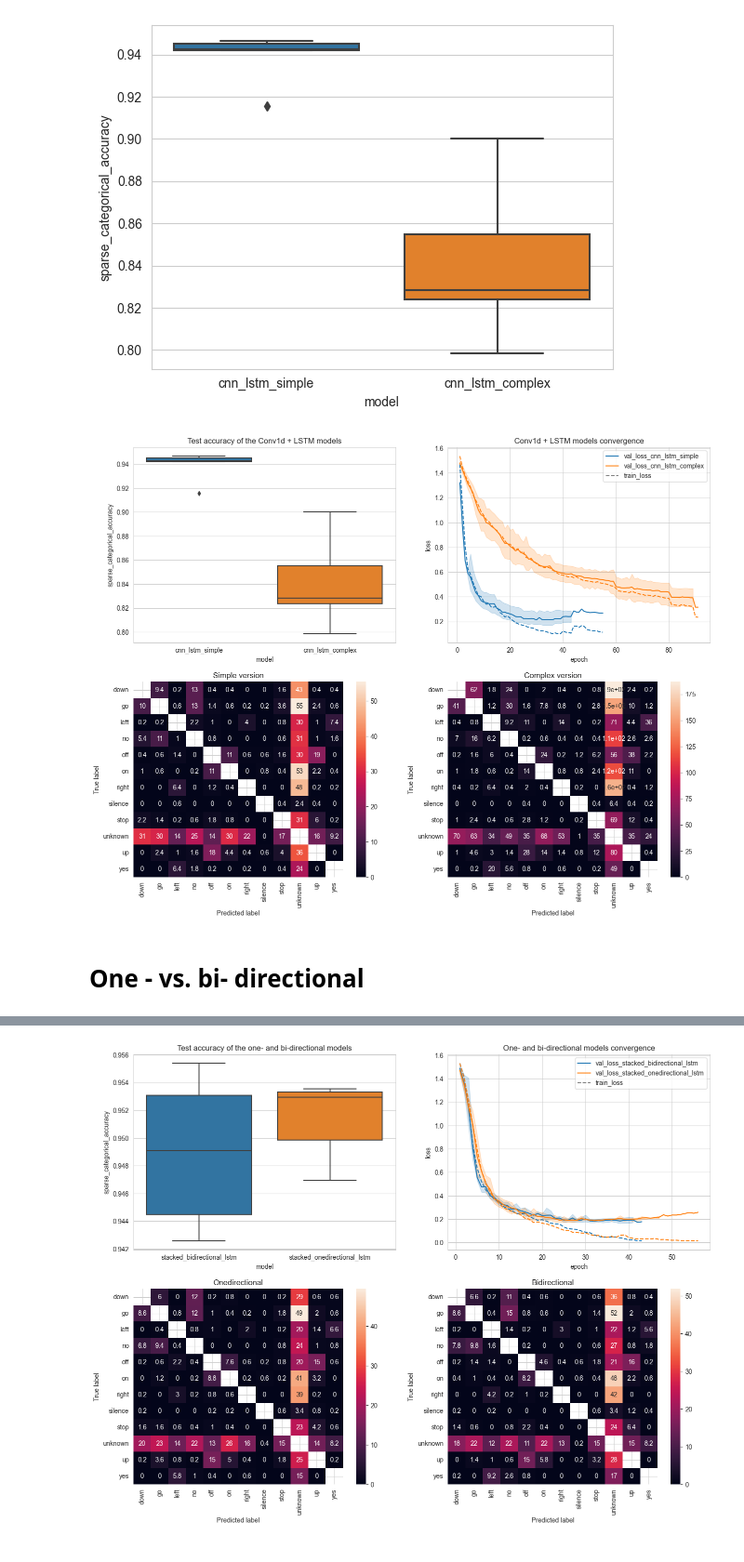
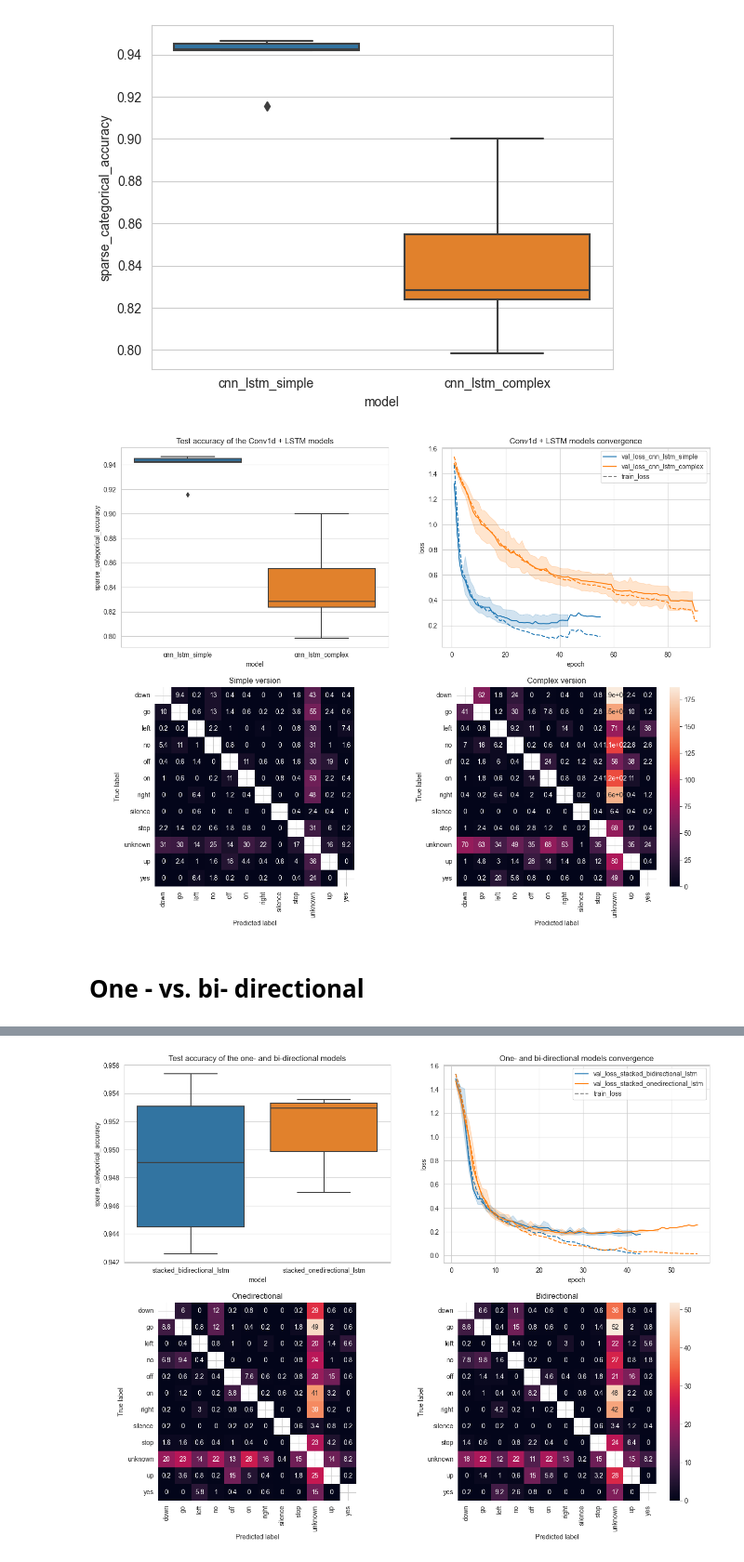
Before and after one commit to SawickiBartosz/DeepLearning2023, a Jupyter notebook: Project2_LSTM/visualize results.ipynb, the cells around one changed output, grey strips where cells are left out. Shown at 93% size. Drawn from its saved outputs; the diff is of its cells as text; code cells hidden in the pictures.

Commit message:
add v2 plots for the report

```diff
--- a/Project2_LSTM/visualize results.ipynb
+++ b/Project2_LSTM/visualize results.ipynb
@@ -147,14 +149,14 @@ cm
 | up | 0.0 | 2.4 | 1.0 | 1.6 | 17.8 | 4.4 | 0.4 | 0.6 | 4.0 | 35.6 | 407.2 | ... |
 | yes | 0.0 | 0.0 | 6.4 | 1.8 | 0.2 | 0.0 | 0.2 | 0.0 | 0.4 | 23.8 | 0.0 | ... |
 # %%
-def draw_confusion_matrix(confusion_matrix, diag, ax=None):
+def draw_confusion_matrix(confusion_matrix, diag, ax=None, norm=None, cbar=True):
     if ax is None:
         fig, ax = plt.subplots(figsize=(12, 10))
     if diag:
         mask = np.diag(v=np.ones(len(class_names))) == 1
-        sns.heatmap(data=confusion_matrix, annot=True, mask=mask, ax=ax)
+        sns.heatmap(data=confusion_matrix, annot=True, mask=mask, ax=ax, norm=norm, cbar=cbar, square=True)
     else:
-        sns.heatmap(data=confusion_matrix, annot=True, ax=ax)
+        sns.heatmap(data=confusion_matrix, annot=True, ax=ax, norm=norm, cbar=cbar, square=True)
     ax.set_xlabel("Predicted label")
     ax.set_ylabel("True label")
     return ax
@@ -267,13 +270,20 @@ ax[0][0].set_title("Test accuracy of the Conv1d + LSTM models")
 predictions = get_predictions(files)
 cm_simple = get_confussion_matrix(predictions[predictions.model == 'cnn_lstm_simple'])
 cm_complex = get_confussion_matrix(predictions[predictions.model == 'cnn_lstm_complex'])
-draw_confusion_matrix(cm_simple, True, ax[1][0])
-draw_confusion_matrix(cm_complex, True, ax[1][1])
+# normalize colors on both conf. mat.
+for i in range(len(cm_simple)):
+    cm_simple.iloc[i][i]=0
+    cm_complex.iloc[i][i]=0
+values = np.hstack([d.values.ravel() for d in [cm_simple, cm_complex]])
+norm = mcolors.Normalize(values.min(), values.max())
+# plot conf. mat.
+draw_confusion_matrix(cm_simple, True, ax[1][0], norm, cbar=False)
+draw_confusion_matrix(cm_complex, True, ax[1][1], norm)
 ax[1][0].set_title("Simple version")
 ax[1][1].set_title("Complex version")
 plt.show()
 # %% [output]
-[figure, old version]
+[figure, new version]
 # %% [markdown]
 # One - vs. bi- directional
 # %%
@@ -296,31 +306,38 @@ merged_data
 # %%
 pyplot_colors = ['C' + str(i) for i in range(0, 10)]
 learning_curves = get_learning_curves(files)
 fig, ax = plt.subplots(2, 2, figsize=(16, 12))
 ax[0][1].set_title("One- and bi-directional models convergence")
 for i, file in enumerate(files):
     model_df = learning_curves.loc[learning_curves.model == file]
     # row, col = i // 2, i % 2
     # ax = axes[row][col]
     color = pyplot_colors[i]
     leg = "auto" if i != 0 else False
     sns.lineplot(model_df, x="epoch", y="loss", ax=ax[0][1], label=None, ls='--', errorbar=None, color=color)
     sns.lineplot(model_df, x="epoch", y="val_loss", ax=ax[0][1], label="val_loss_"+file, color=color)
 
 train_legend_line = Line2D([0], [0], label='train_loss', color='grey', ls='--')
 handles, labels = ax[0][1].get_legend_handles_labels()
 handles.extend([train_legend_line])
 ax[0][1].legend(handles=handles)
 sns.boxplot(merged_data, x="model", y="sparse_categorical_accuracy", ax=ax[0][0])
 ax[0][0].set_title("Test accuracy of the one- and bi-directional models")
 
 predictions = get_predictions(files)
 cm_2 = get_confussion_matrix(predictions[predictions.model == 'stacked_bidirectional_lstm'])
 cm_1 = get_confussion_matrix(predictions[predictions.model == 'stacked_onedirectional_lstm'])
-draw_confusion_matrix(cm_1, True, ax[1][0])
-draw_confusion_matrix(cm_2, True, ax[1][1])
+# normalize colors on both conf. mat.
+for i in range(len(cm_1)):
+    cm_1.iloc[i][i]=0
+    cm_2.iloc[i][i]=0
+values = np.hstack([d.values.ravel() for d in [cm_1, cm_2]])
+norm = mcolors.Normalize(values.min(), values.max())
+# plot conf. mat.
+draw_confusion_matrix(cm_1, True, ax[1][0], norm, cbar=False)
+draw_confusion_matrix(cm_2, True, ax[1][1], norm)
 ax[1][0].set_title("Onedirectional")
 ax[1][1].set_title("Bidirectional")
 plt.show()
 # %% [output]
-[figure, old version]
+[figure, new version]
```
Also changed, not shown: parts of 18 cells of this notebook, 7 other files.
